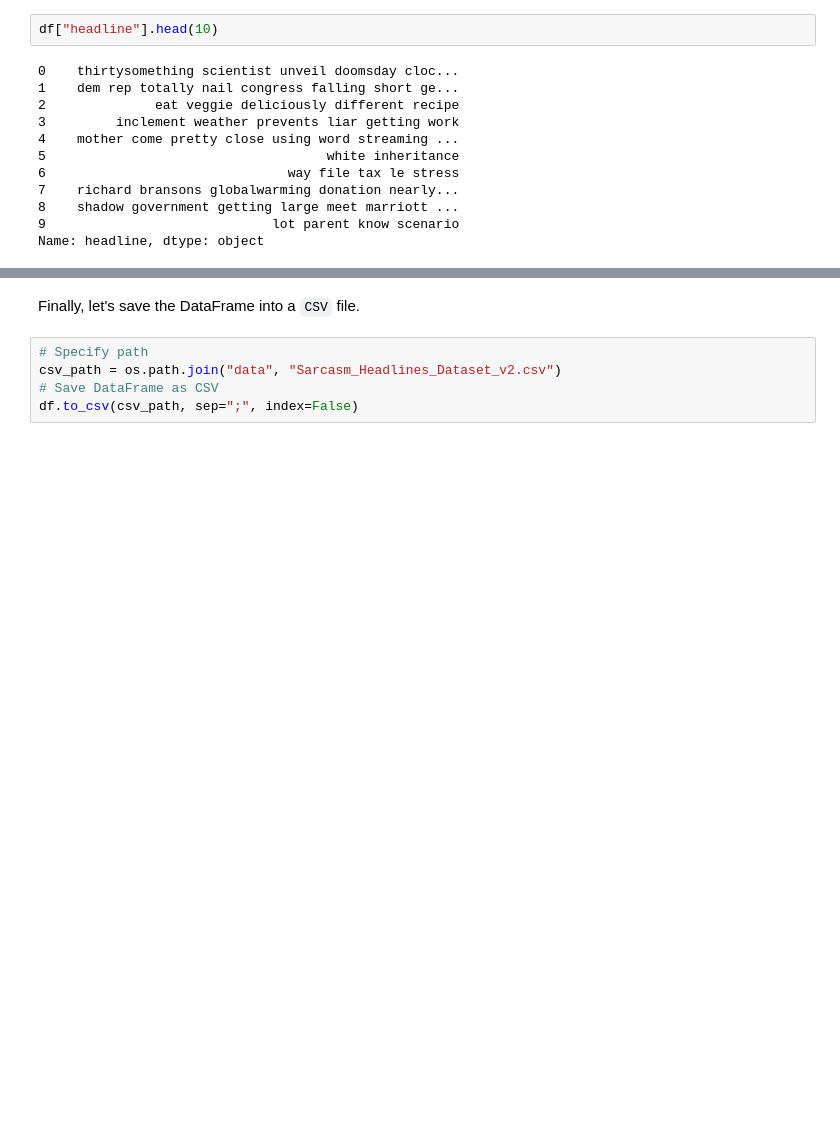
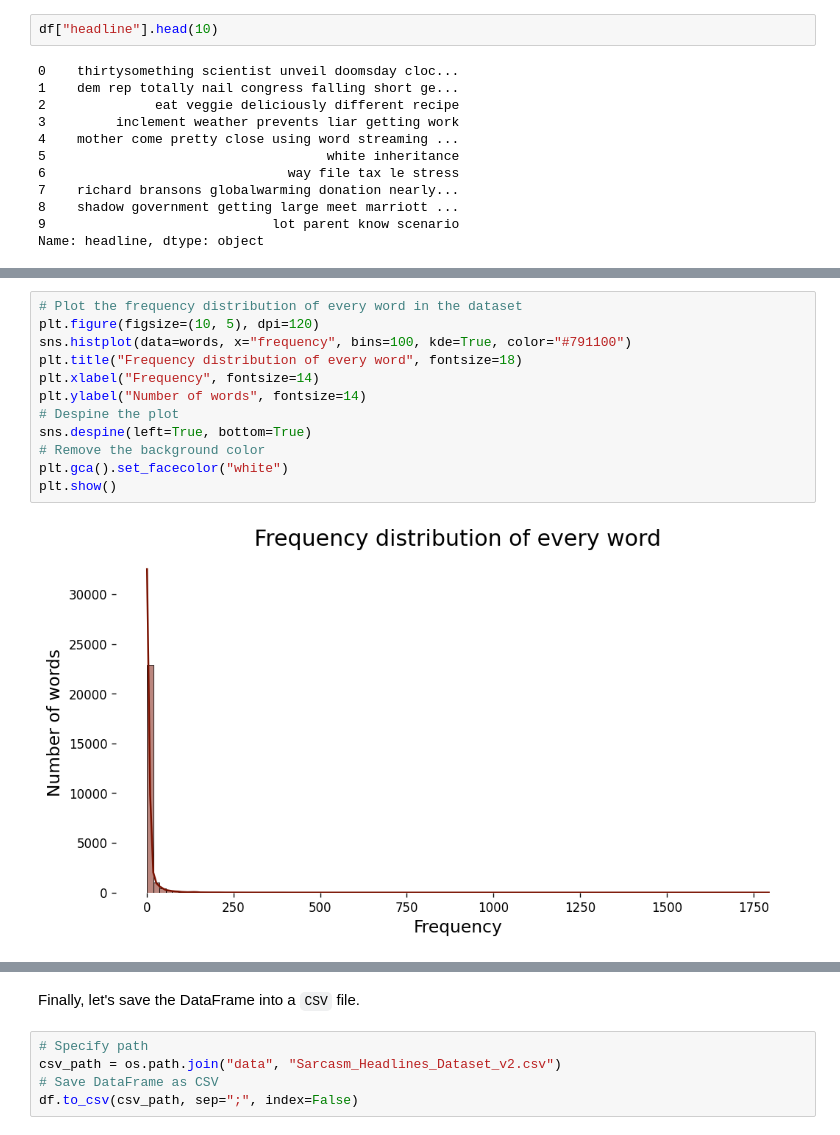
Before and after one commit to Josemvg/humor-hound, a Jupyter notebook: 0-EDA.ipynb, the cells around one changed output, grey strips where cells are left out. Cells and saved outputs as stored; diff of their text form; blank space fills up the shorter version.

```diff
--- a/0-EDA.ipynb
+++ b/0-EDA.ipynb
@@ -272,0 +297,14 @@ Name: headline, dtype: object
+# %%
+# Plot the frequency distribution of every word in the dataset
+plt.figure(figsize=(10, 5), dpi=120)
+sns.histplot(data=words, x="frequency", bins=100, kde=True, color="#791100")
+plt.title("Frequency distribution of every word", fontsize=18)
+plt.xlabel("Frequency", fontsize=14)
+plt.ylabel("Number of words", fontsize=14)
+# Despine the plot
+sns.despine(left=True, bottom=True)
+# Remove the background color
+plt.gca().set_facecolor("white")
+plt.show()
+# %% [output]
+[figure, added]
```
Also changed, not shown: parts of 49 cells of this notebook.
